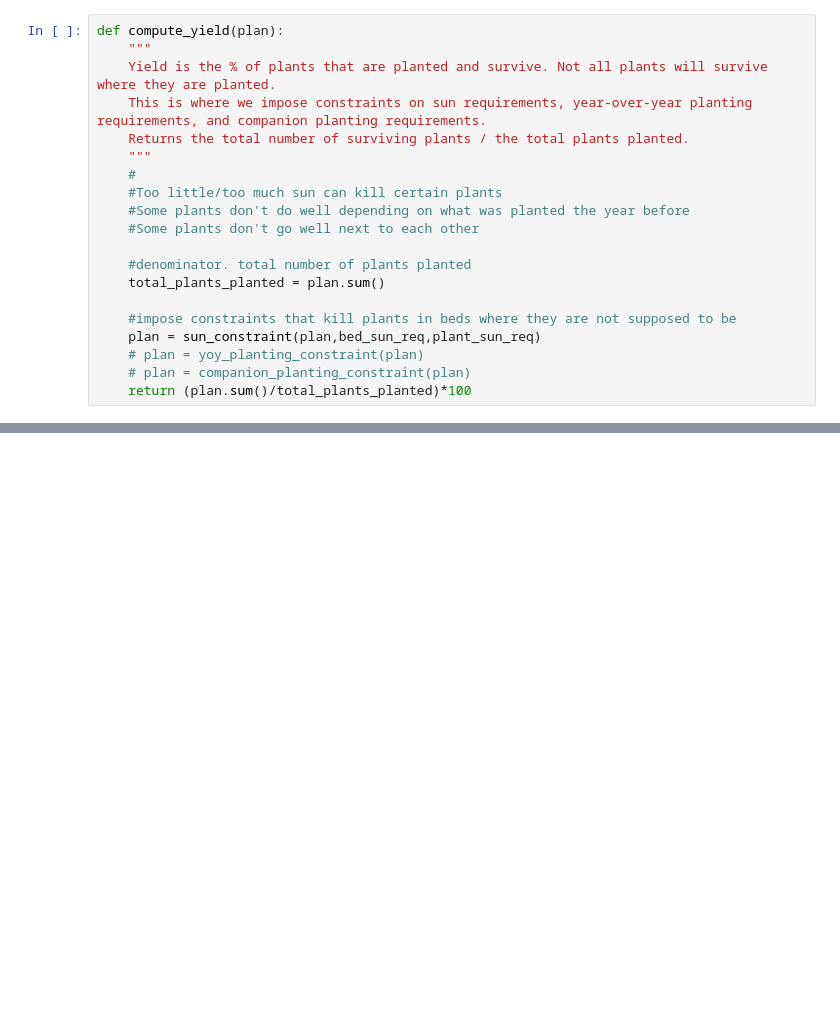
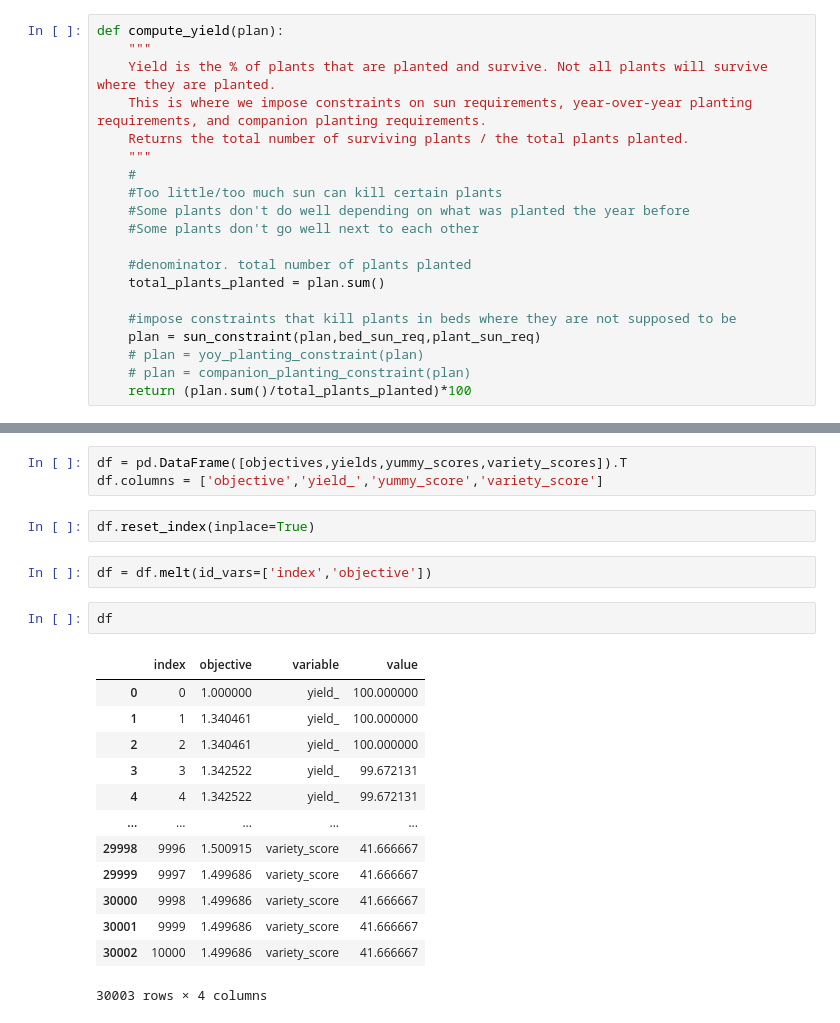
Before and after one commit to evanlynch/optimal-gardening, a Jupyter notebook: notebooks/dev.ipynb, the cells around one changed output, grey strips where cells are left out. Drawn from its saved outputs; the diff is of its cells as text; blank space fills up the shorter version.

```diff
--- a/notebooks/dev.ipynb
+++ b/notebooks/dev.ipynb
@@ -249,0 +284,23 @@ array([[ 0,  0,  0, ...,  0,  4,  1],
+# %%
+df = pd.DataFrame([objectives,yields,yummy_scores,variety_scores]).T
+df.columns = ['objective','yield_','yummy_score','variety_score']
+# %%
+df.reset_index(inplace=True)
+# %%
+df = df.melt(id_vars=['index','objective'])
+# %%
+df
+# %% [output]
+|  | index | objective | variable | value |
+| 0 | 0 | 1.000000 | yield_ | 100.000000 |
+| 1 | 1 | 1.340461 | yield_ | 100.000000 |
+| 2 | 2 | 1.340461 | yield_ | 100.000000 |
+| 3 | 3 | 1.342522 | yield_ | 99.672131 |
+| 4 | 4 | 1.342522 | yield_ | 99.672131 |
+| ... | ... | ... | ... | ... |
+| 29998 | 9996 | 1.500915 | variety_score | 41.666667 |
+| 29999 | 9997 | 1.499686 | variety_score | 41.666667 |
+| 30000 | 9998 | 1.499686 | variety_score | 41.666667 |
+| 30001 | 9999 | 1.499686 | variety_score | 41.666667 |
+| 30002 | 10000 | 1.499686 | variety_score | 41.666667 |
+30003 rows × 4 columns
```
Also changed, not shown: parts of 17 cells of this notebook, 3 other files.
